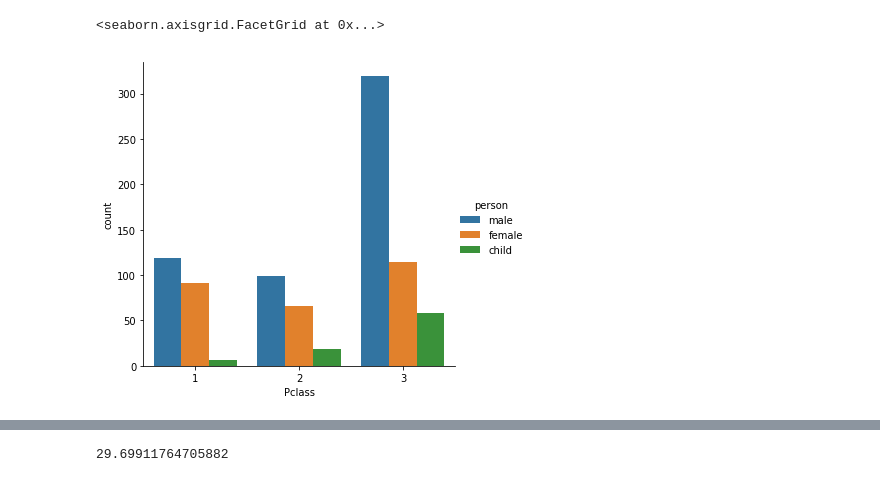
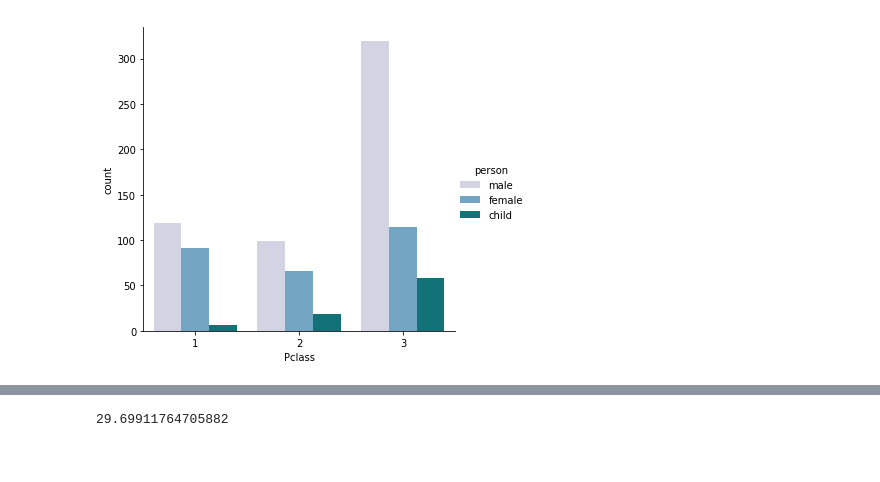
Before and after one commit to bethanylindberg/Kaggle, a Jupyter notebook: Titanic.ipynb, the cells around one changed output, grey strips where cells are left out. Cells and saved outputs as stored; diff of their text form; code cells hidden in the pictures.

```diff
--- a/Titanic.ipynb
+++ b/Titanic.ipynb
@@ -19,3 +19,7 @@ import numpy as np
 import matplotlib.pyplot as plt
 import seaborn as sns
 %matplotlib inline
+# %%
+cmap = 'PuBuGn'
+sns.catplot("Sex",kind="count",data=titanic_df,palette=cmap)
+plt.savefig('.\\Results\\malefemale.png')
@@ -59,9 +60,9 @@ titanic_df.head(10)
 | 8 | 9 | 1 | 3 | Johnson, Mrs. Oscar W (Elisabeth ... | female | 27.0 | 0 | 2 | 347742 | 11.1333 | ... |
 | 9 | 10 | 1 | 2 | Nasser, Mrs. Nicholas (Adele Achem) | female | 14.0 | 1 | 0 | 237736 | 30.0708 | ... |
 # %%
-sns.catplot("Pclass",kind="count",data=titanic_df,hue="person")
+sns.catplot("Pclass",kind="count",data=titanic_df,hue="person",palette=cmap)
+plt.savefig('.\\Results\\classpersonhue.png')
 # %% [output]
-<seaborn.axisgrid.FacetGrid at 0x...>
-[figure, old version]
+[figure, new version]
 # %%
 titanic_df['Age'].hist(bins=70)
```
Also changed, not shown: parts of 17 cells of this notebook, 17 other files.
